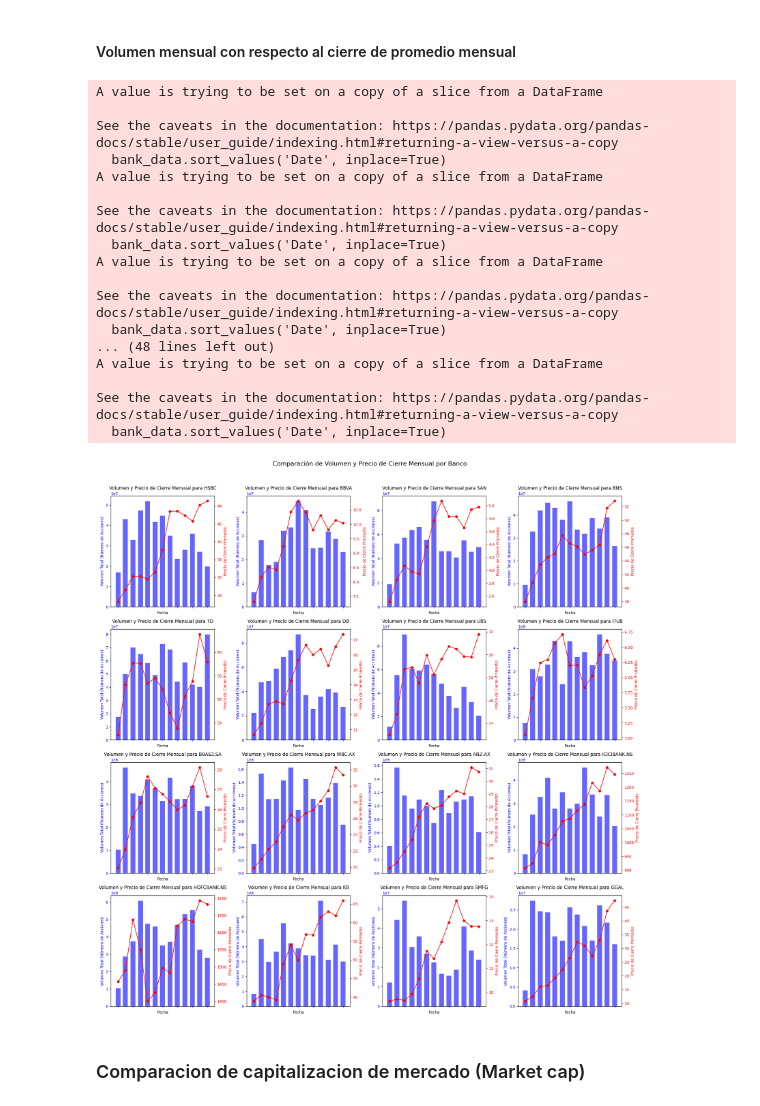
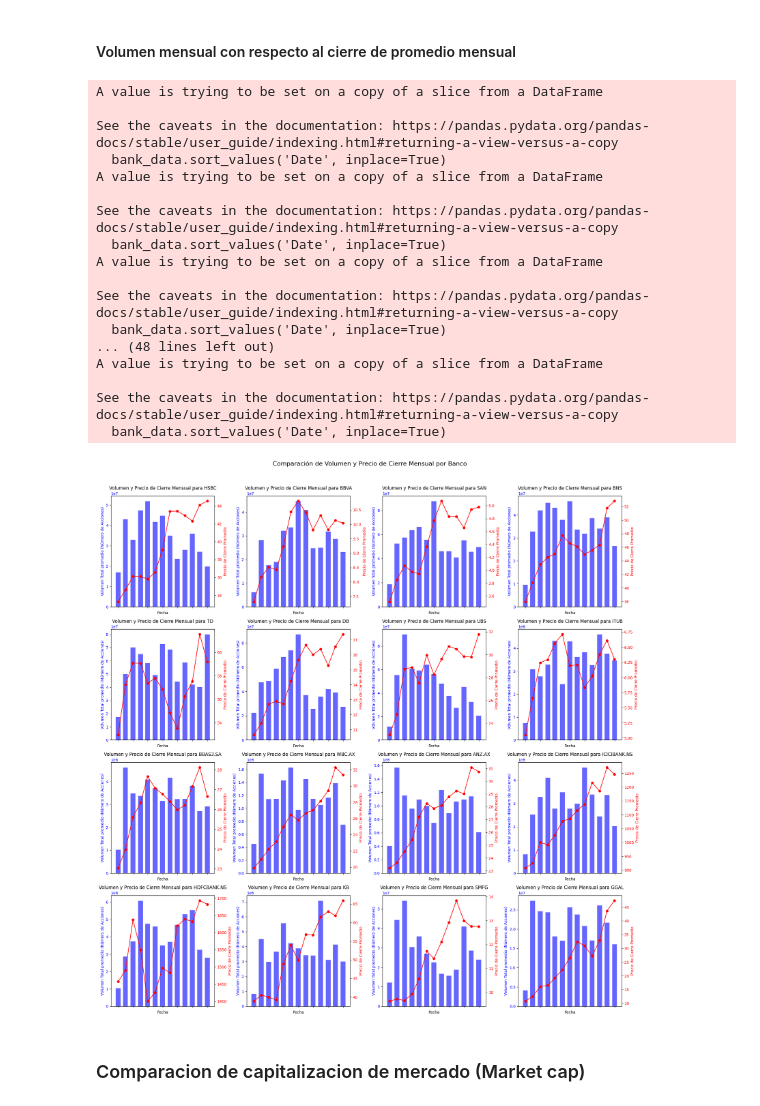
Before and after one commit to Roberto-Orazi/tp1-fcd, a Jupyter notebook: analisis.ipynb, the cells around one changed output. Saved outputs shown, nothing was run; the diff lists cells and outputs as text; code cells hidden in the pictures.

```diff
--- a/analisis.ipynb
+++ b/analisis.ipynb
@@ -253,7 +253,7 @@ for i, ticker in enumerate(tickers):
     # Eje izquierdo: volumen de transacciones
     ax.bar(bank_data['Date'], bank_data['Volume'], width=20, color='b', alpha=0.6, align='center')
     ax.set_xlabel('Fecha')
-    ax.set_ylabel('Volumen Total (Número de Acciones)', color='b')
+    ax.set_ylabel('Volumen Total promedio (Número de Acciones)', color='b')
     ax.tick_params(axis='y', labelcolor='b')
     ax.set_title(f'Volumen y Precio de Cierre Mensual para {ticker}')
 
@@ -271,34 +271,34 @@ for i, ticker in enumerate(tickers):
     # Sincronizar los límites y ticks del eje x entre ambos ejes
     ax2.set_xlim(ax.get_xlim())
     ax2.set_xticks(ax.get_xticks())
     ax2.set_xticklabels([])  # Opcional: ocultar etiquetas duplicadas en ax2
 
 # Eliminar subplots vacíos si los hay
 for idx in range(num_tickers, nrows * ncols):
     fig.delaxes(axs[idx])
 
 plt.suptitle('Comparación de Volumen y Precio de Cierre Mensual por Banco', fontsize=16, y=1.02)
 plt.tight_layout()
 plt.show()
 # %% [output]
 A value is trying to be set on a copy of a slice from a DataFrame
 
 See the caveats in the documentation: https://pandas.pydata.org/pandas-docs/stable/user_guide/indexing.html#returning-a-view-versus-a-copy
   bank_data.sort_values('Date', inplace=True)
 A value is trying to be set on a copy of a slice from a DataFrame
 
 See the caveats in the documentation: https://pandas.pydata.org/pandas-docs/stable/user_guide/indexing.html#returning-a-view-versus-a-copy
   bank_data.sort_values('Date', inplace=True)
 A value is trying to be set on a copy of a slice from a DataFrame
 
 See the caveats in the documentation: https://pandas.pydata.org/pandas-docs/stable/user_guide/indexing.html#returning-a-view-versus-a-copy
   bank_data.sort_values('Date', inplace=True)
 ... (48 lines left out)
 A value is trying to be set on a copy of a slice from a DataFrame
 
 See the caveats in the documentation: https://pandas.pydata.org/pandas-docs/stable/user_guide/indexing.html#returning-a-view-versus-a-copy
   bank_data.sort_values('Date', inplace=True)
-[figure, old version]
+[figure, new version]
 # %% [markdown]
 ### Comparacion de capitalizacion de mercado (Market cap)
 # %%
```
